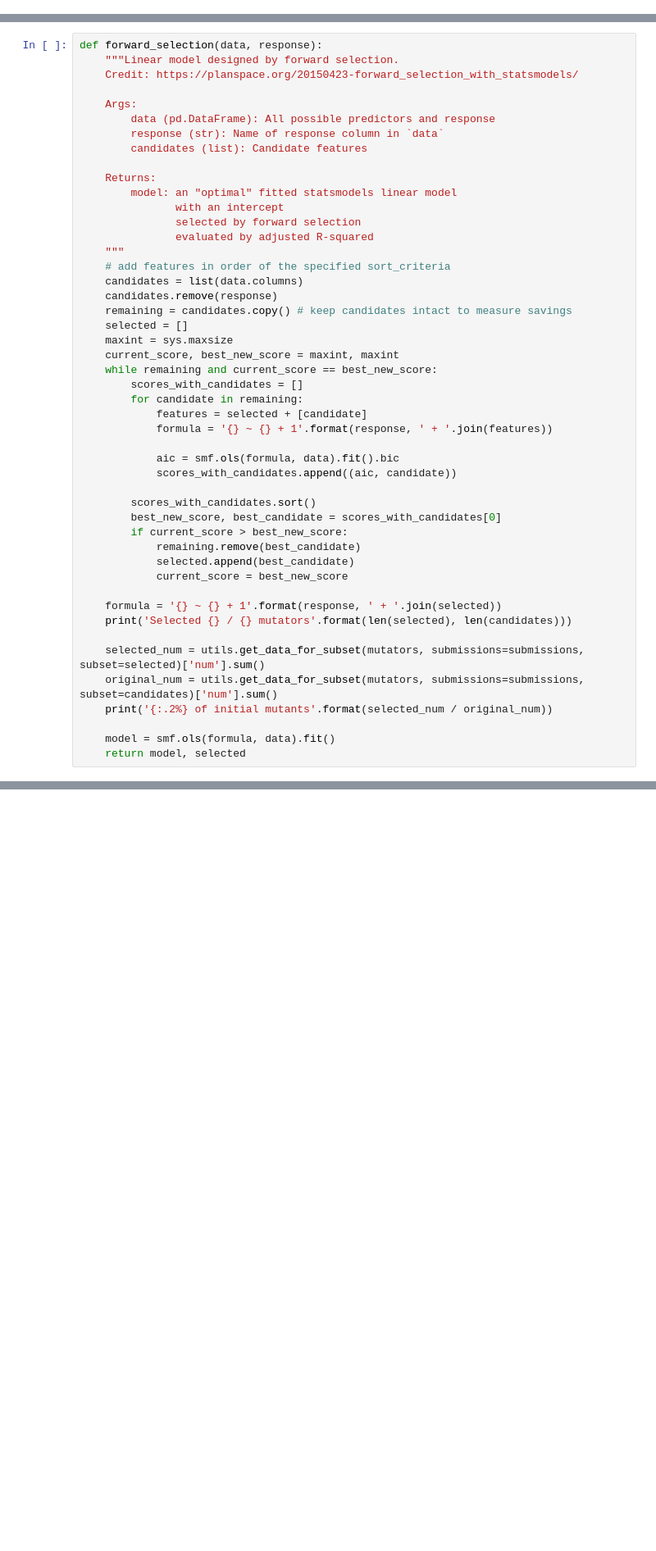
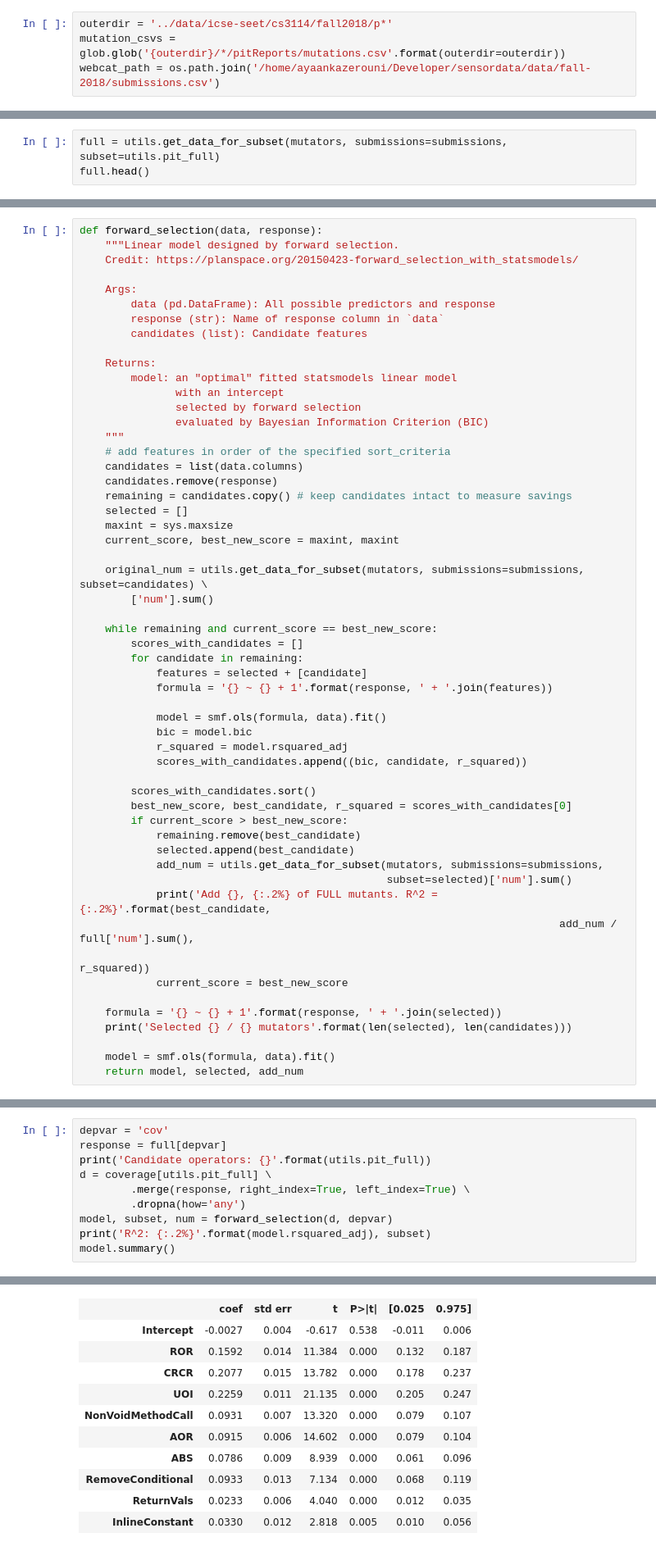
Before and after one commit to ayaankazerouni/mutation-testing, a Jupyter notebook: analysis/subset_analysis.ipynb, the cells around one changed output, grey strips where cells are left out. Shown: that part at 82% size. Cells and saved outputs as stored; diff of their text form; blank space fills up the shorter version.

Commit message:
Add full PIT sets

```diff
--- a/analysis/subset_analysis.ipynb
+++ b/analysis/subset_analysis.ipynb
@@ -19,0 +24,4 @@ reload(utils) # in case changes were made to utils
+# %%
+outerdir = '../data/icse-seet/cs3114/fall2018/p*'
+mutation_csvs = glob.glob('{outerdir}/*/pitReports/mutations.csv'.format(outerdir=outerdir))
+webcat_path = os.path.join('/home/ayaankazerouni/Developer/sensordata/data/fall-2018/submissions.csv')
@@ -28 +57,4 @@ joined = utils.get_main_subset_data(mutators, submissions=submissions)
 del pit_mutations # no need to hold this in memory anymore
+# %%
+full = utils.get_data_for_subset(mutators, submissions=submissions, subset=utils.pit_full)
+full.head()
@@ -40,7 +93,7 @@ def forward_selection(data, response):
         model: an "optimal" fitted statsmodels linear model
                with an intercept
                selected by forward selection
-               evaluated by adjusted R-squared
+               evaluated by Bayesian Information Criterion (BIC)
     """
     # add features in order of the specified sort_criteria
     candidates = list(data.columns)
@@ -49,29 +102,36 @@ def forward_selection(data, response):
     selected = []
     maxint = sys.maxsize
     current_score, best_new_score = maxint, maxint
+
+    original_num = utils.get_data_for_subset(mutators, submissions=submissions, subset=candidates) \
+        ['num'].sum()
+
     while remaining and current_score == best_new_score:
         scores_with_candidates = []
         for candidate in remaining:
             features = selected + [candidate]
             formula = '{} ~ {} + 1'.format(response, ' + '.join(features))
 
-            aic = smf.ols(formula, data).fit().bic
-            scores_with_candidates.append((aic, candidate))
+            model = smf.ols(formula, data).fit()
+            bic = model.bic
+            r_squared = model.rsquared_adj
+            scores_with_candidates.append((bic, candidate, r_squared))
 
         scores_with_candidates.sort()
-        best_new_score, best_candidate = scores_with_candidates[0]
+        best_new_score, best_candidate, r_squared = scores_with_candidates[0]
         if current_score > best_new_score:
             remaining.remove(best_candidate)
             selected.append(best_candidate)
+            add_num = utils.get_data_for_subset(mutators, submissions=submissions,
+                                                subset=selected)['num'].sum()
+            print('Add {}, {:.2%} of FULL mutants. R^2 = {:.2%}'.format(best_candidate,
+                                                                           add_num / full['num'].sum(),
+                                                                           r_squared))
             current_score = best_new_score
 
     formula = '{} ~ {} + 1'.format(response, ' + '.join(selected))
     print('Selected {} / {} mutators'.format(len(selected), len(candidates)))
 
-    selected_num = utils.get_data_for_subset(mutators, submissions=submissions, subset=selected)['num'].sum()
-    original_num = utils.get_data_for_subset(mutators, submissions=submissions, subset=candidates)['num'].sum()
-    print('{:.2%} of initial mutants'.format(selected_num / original_num))
-
     model = smf.ols(formula, data).fit()
-    return model, selected
+    return model, selected, add_num
 # %%
@@ -88,0 +215,11 @@ Selected 3 / 8 mutators
+# %%
+depvar = 'cov'
+response = full[depvar]
+print('Candidate operators: {}'.format(utils.pit_full))
+d = coverage[utils.pit_full] \
+        .merge(response, right_index=True, left_index=True) \
+        .dropna(how='any')
+model, subset, num = forward_selection(d, depvar)
+print('R^2: {:.2%}'.format(model.rsquared_adj), subset)
+model.summary()
+# %% [output]
@@ -88,0 +248,11 @@ Selected 3 / 8 mutators
+|  | coef | std err | t | P>|t| | [0.025 | 0.975] |
+| Intercept | -0.0027 | 0.004 | -0.617 | 0.538 | -0.011 | 0.006 |
+| ROR | 0.1592 | 0.014 | 11.384 | 0.000 | 0.132 | 0.187 |
+| CRCR | 0.2077 | 0.015 | 13.782 | 0.000 | 0.178 | 0.237 |
+| UOI | 0.2259 | 0.011 | 21.135 | 0.000 | 0.205 | 0.247 |
+| NonVoidMethodCall | 0.0931 | 0.007 | 13.320 | 0.000 | 0.079 | 0.107 |
+| AOR | 0.0915 | 0.006 | 14.602 | 0.000 | 0.079 | 0.104 |
+| ABS | 0.0786 | 0.009 | 8.939 | 0.000 | 0.061 | 0.096 |
+| RemoveConditional | 0.0933 | 0.013 | 7.134 | 0.000 | 0.068 | 0.119 |
+| ReturnVals | 0.0233 | 0.006 | 4.040 | 0.000 | 0.012 | 0.035 |
+| InlineConstant | 0.0330 | 0.012 | 2.818 | 0.005 | 0.010 | 0.056 |
```
Also changed, not shown: parts of 13 cells of this notebook, 1 other file.
